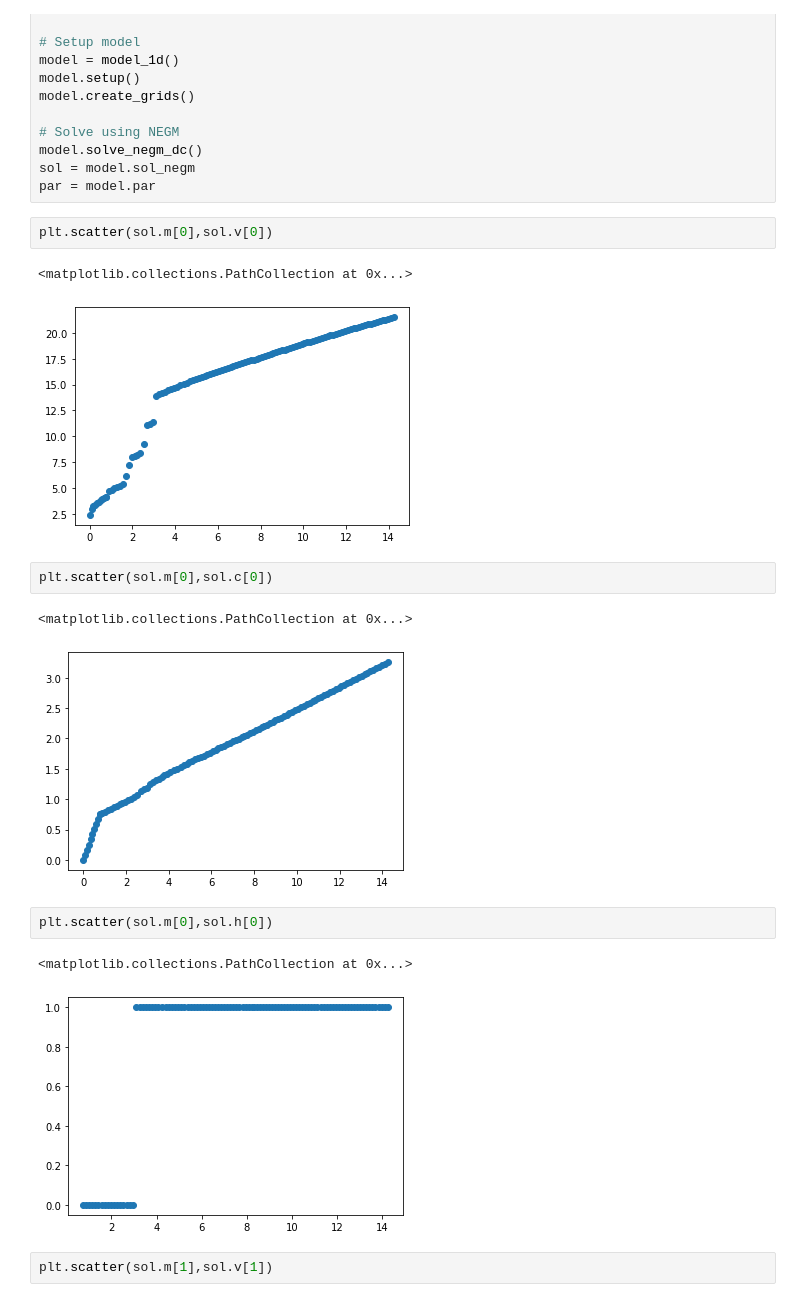
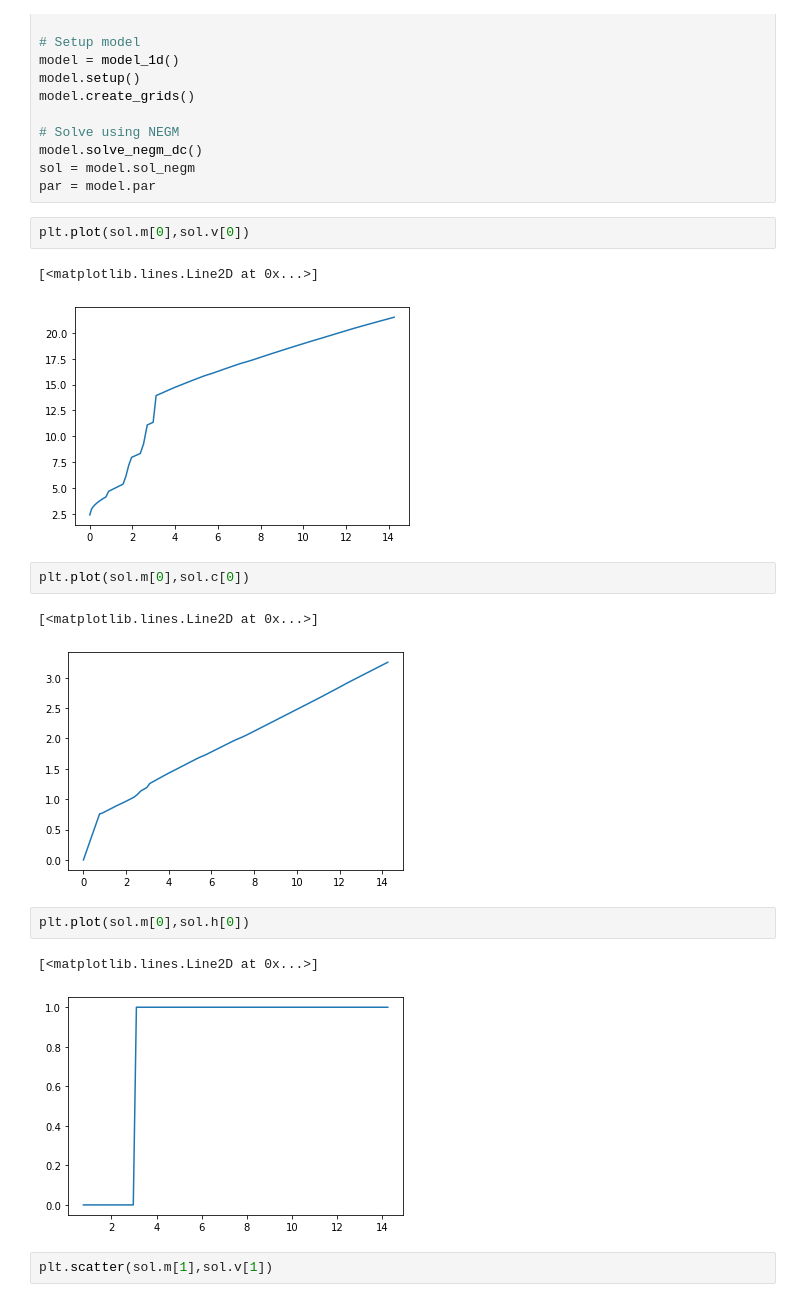
Before and after one commit to madsankern/DynamicProgramming, a Jupyter notebook: NEGM_tester.ipynb, the cells around one changed output. Cells and saved outputs as stored; diff of their text form.

```diff
--- a/NEGM_tester.ipynb
+++ b/NEGM_tester.ipynb
@@ -18,20 +18,20 @@ model.solve_negm_dc()
 sol = model.sol_negm
 par = model.par
 # %%
-plt.scatter(sol.m[0],sol.v[0])
+plt.plot(sol.m[0],sol.v[0])
 # %% [output]
-<matplotlib.collections.PathCollection at 0x...>
+[<matplotlib.lines.Line2D at 0x...>]
-[figure, old version]
+[figure, new version]
 # %%
-plt.scatter(sol.m[0],sol.c[0])
+plt.plot(sol.m[0],sol.c[0])
 # %% [output]
-<matplotlib.collections.PathCollection at 0x...>
+[<matplotlib.lines.Line2D at 0x...>]
-[figure, old version]
+[figure, new version]
 # %%
-plt.scatter(sol.m[0],sol.h[0])
+plt.plot(sol.m[0],sol.h[0])
 # %% [output]
-<matplotlib.collections.PathCollection at 0x...>
+[<matplotlib.lines.Line2D at 0x...>]
-[figure, old version]
+[figure, new version]
 # %%
 plt.scatter(sol.m[1],sol.v[1])
 # %% [output]
```
